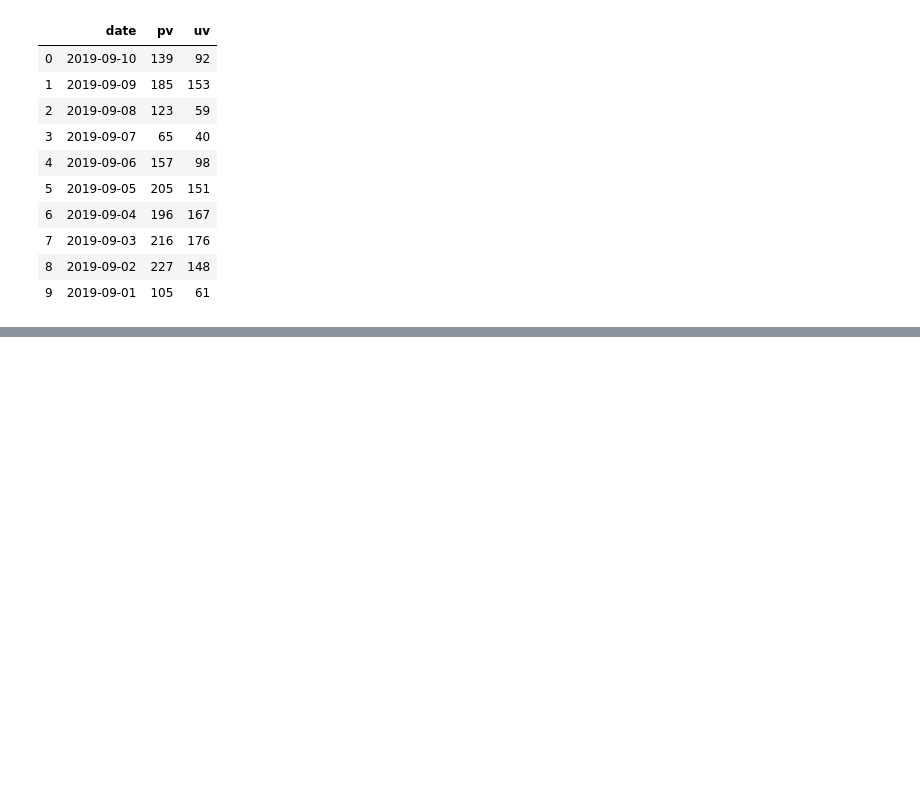
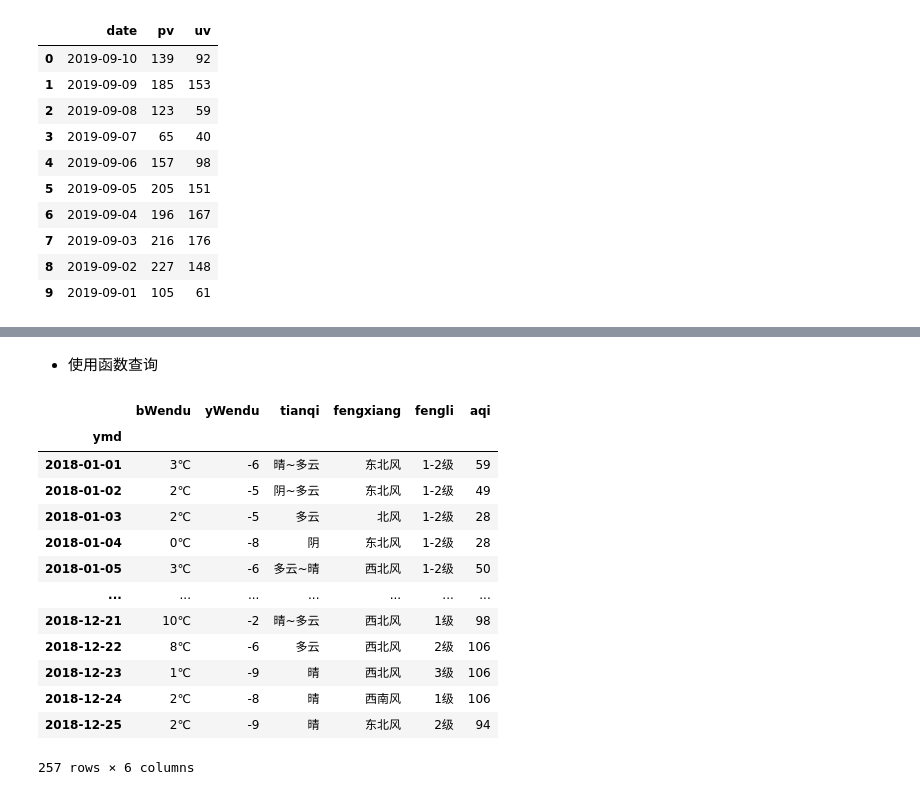
Before and after one commit to dlutfrank/ant-learn-pandas, a Jupyter notebook: note/learn_pandas.ipynb, the cells around one changed output, grey strips where cells are left out. Cells and saved outputs as stored; diff of their text form; code cells hidden in the pictures; blank space fills up the shorter version.

```diff
--- a/note/learn_pandas.ipynb
+++ b/note/learn_pandas.ipynb
@@ -75,0 +312,19 @@ DatetimeIndex(['2019-09-10', '2019-09-09', '2019-09-08', '2019-09-07',
+# %% [markdown]
++ 使用函数查询
+# %%
+tq.loc[lambda df: (df['yWendu'] > -10) & (df['yWendu'] < 20), 'bWendu':'aqi']
+# %% [output]
+|  | bWendu | yWendu | tianqi | fengxiang | fengli | aqi |
+| ymd |  |  |  |  |  |  |
+| 2018-01-01 | 3℃ | -6 | 晴~多云 | 东北风 | 1-2级 | 59 |
+| 2018-01-02 | 2℃ | -5 | 阴~多云 | 东北风 | 1-2级 | 49 |
+| 2018-01-03 | 2℃ | -5 | 多云 | 北风 | 1-2级 | 28 |
+| 2018-01-04 | 0℃ | -8 | 阴 | 东北风 | 1-2级 | 28 |
+| 2018-01-05 | 3℃ | -6 | 多云~晴 | 西北风 | 1-2级 | 50 |
+| ... | ... | ... | ... | ... | ... | ... |
+| 2018-12-21 | 10℃ | -2 | 晴~多云 | 西北风 | 1级 | 98 |
+| 2018-12-22 | 8℃ | -6 | 多云 | 西北风 | 2级 | 106 |
+| 2018-12-23 | 1℃ | -9 | 晴 | 西北风 | 3级 | 106 |
+| 2018-12-24 | 2℃ | -8 | 晴 | 西南风 | 1级 | 106 |
+| 2018-12-25 | 2℃ | -9 | 晴 | 东北风 | 2级 | 94 |
+257 rows × 6 columns
```
Also changed, not shown: parts of 37 cells of this notebook, 1 other file.
